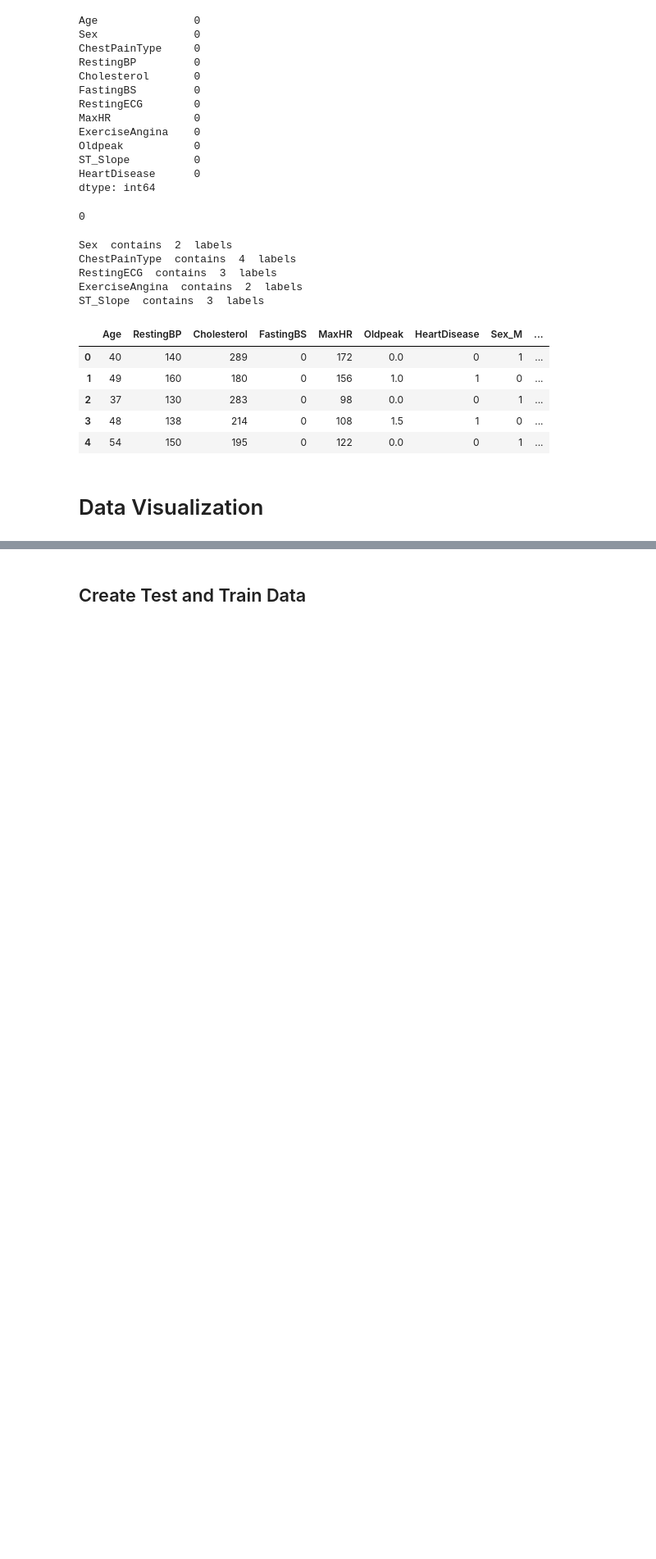
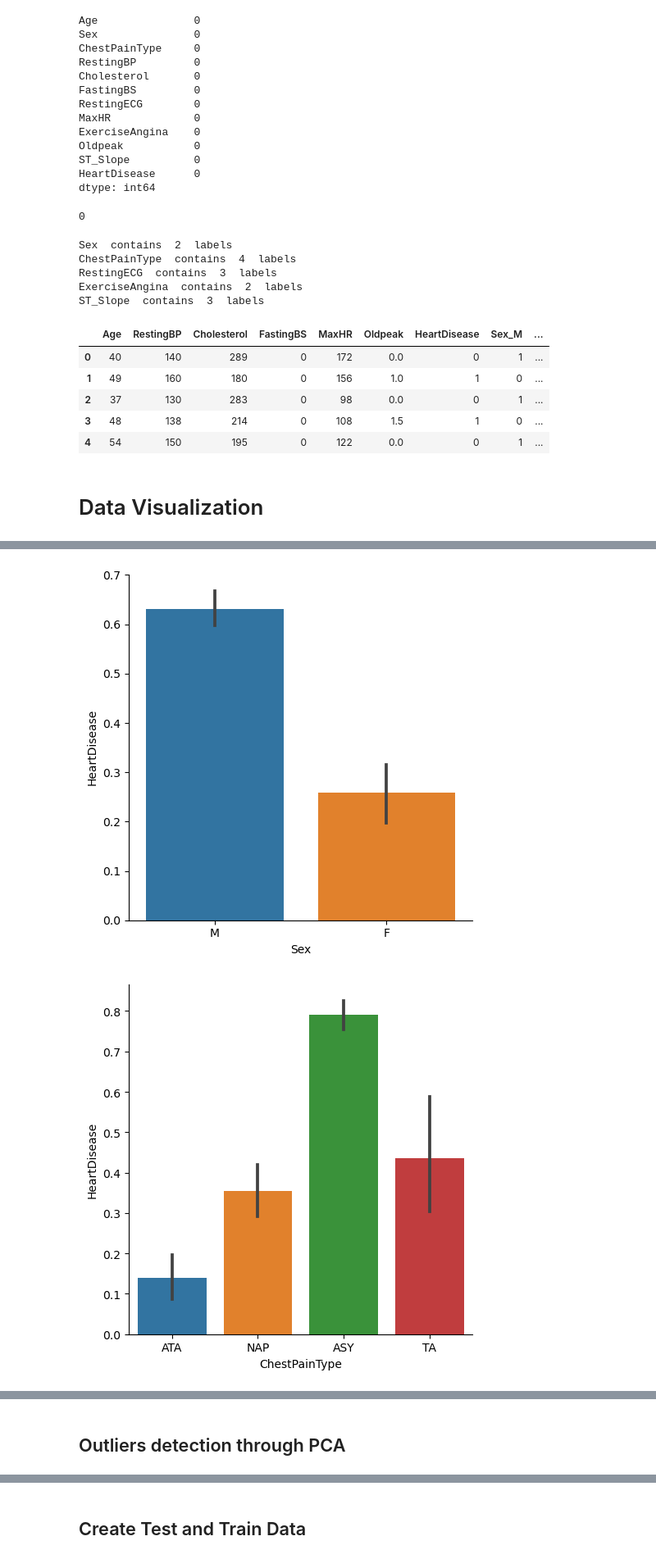
Before and after one commit to Bl4ckEnd/MLAlgoProject, a Jupyter notebook: data_transformation.ipynb, the cells around one changed output, grey strips where cells are left out. Shown at 82% size. Saved outputs shown, nothing was run; the diff lists cells and outputs as text; code cells hidden in the pictures; blank space fills up the shorter version.

Commit message:
1st commit 11/03 gridsearch & outliers

```diff
--- a/data_transformation.ipynb
+++ b/data_transformation.ipynb
@@ -116,0 +144,7 @@ plt.show()
+# %%
+for feature in categorical_features:
+    sns.catplot(x=feature, y='HeartDisease', data=heart, kind='bar', height=5)
+    plt.show()
+# %% [output]
+[figure, added]
+[figure, added]
@@ -121,3 +158,5 @@ plt.show()
 # Non-linear SVM
 # Random Forest
 # Boosting
+# %% [markdown]
+## Outliers detection through PCA
```
Also changed, not shown: parts of 41 cells of this notebook.
